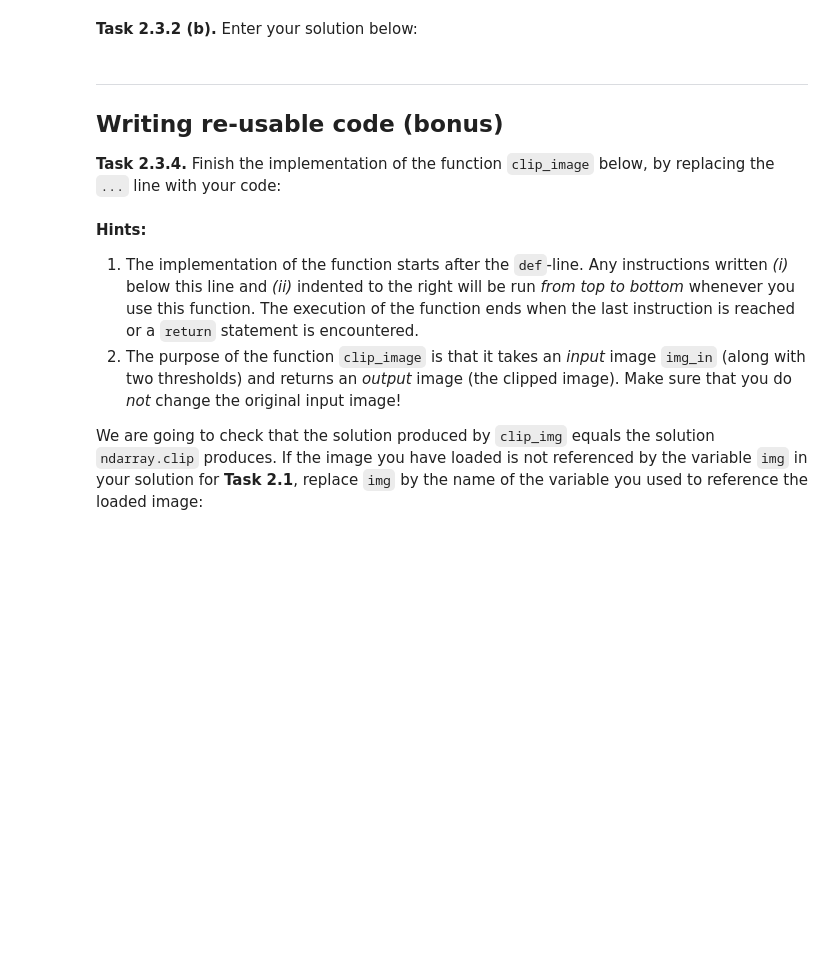
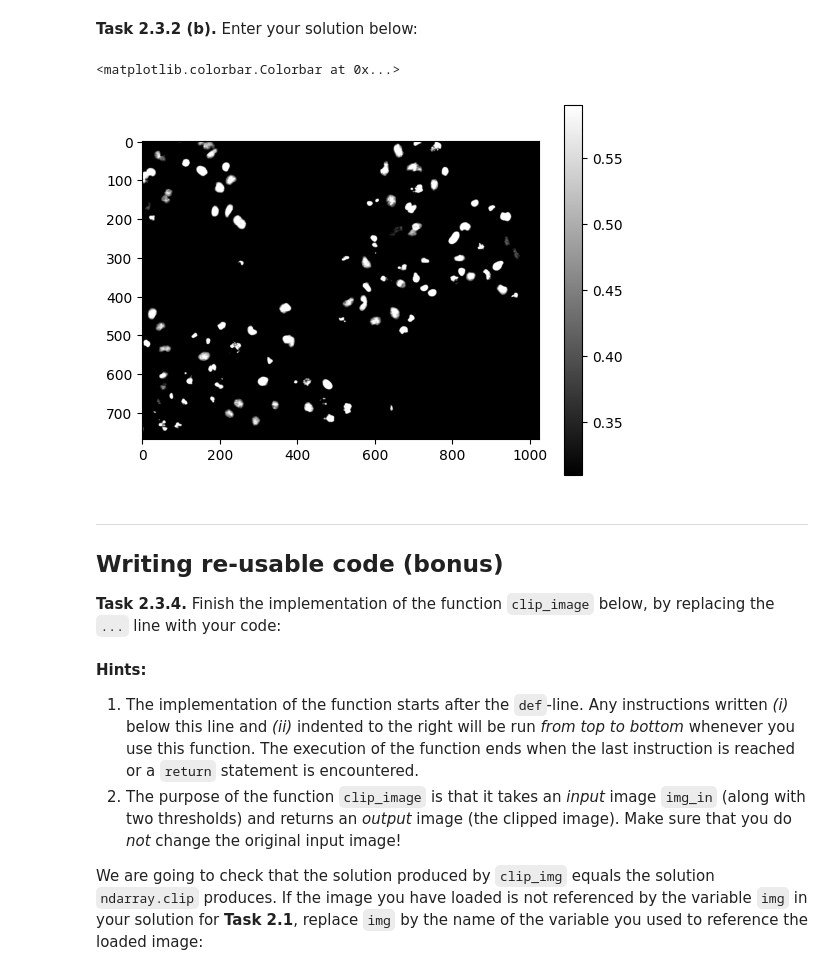
Before and after one commit to valen-as/mobi-fs3-python, a Jupyter notebook: task2.ipynb, the cells around one changed output. Drawn from its saved outputs; the diff is of its cells as text; code cells hidden in the pictures; blank space fills up the shorter version.

```diff
--- a/task2.ipynb
+++ b/task2.ipynb
@@ -56,5 +77,19 @@ T2 = 0.59
 # %% [markdown]
 **<a id="#">Task 2.3.2 (b).</a>** Enter your solution below:
+# %%
+img3=img.copy()
+
+for [x,y] in numpy.ndindex(img.shape):
+    if img3[x,y] < T1:
+        img3[x,y]=T1
+    if img3[x,y]>T2:
+        img3[x,y]=T2
+
+plt.imshow(img3, 'gray')
+plt.colorbar()
+# %% [output]
+<matplotlib.colorbar.Colorbar at 0x...>
+[figure, added]
 # %% [markdown]
 ---
 
```
Also changed, not shown: parts of 3 cells of this notebook.
